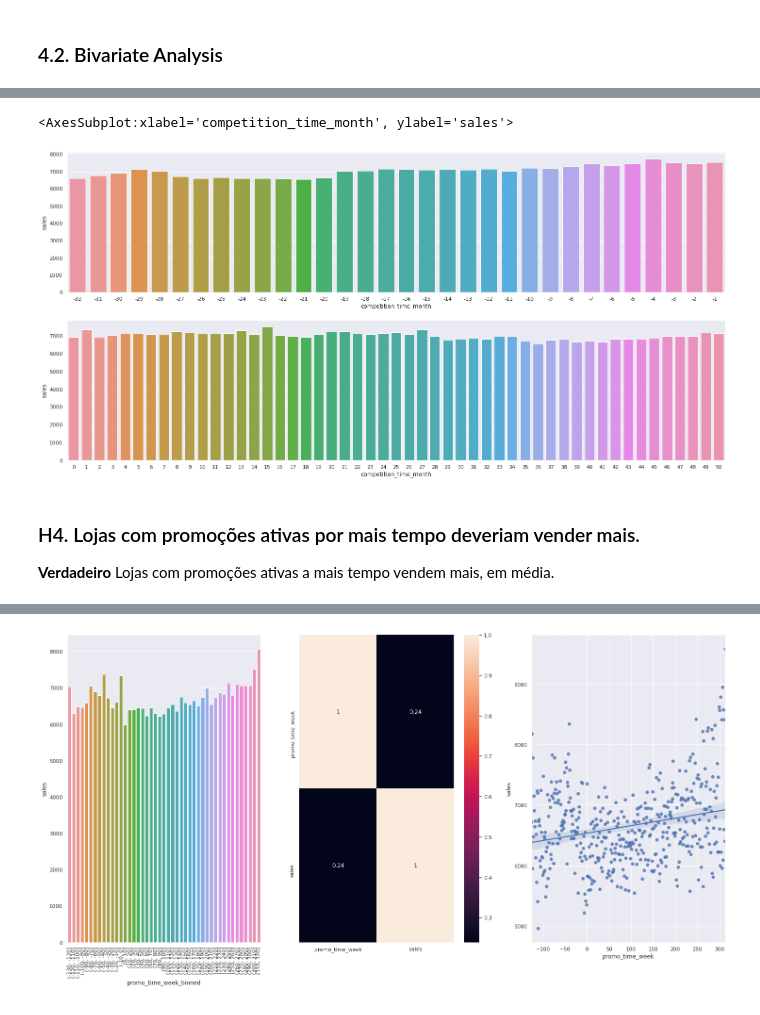
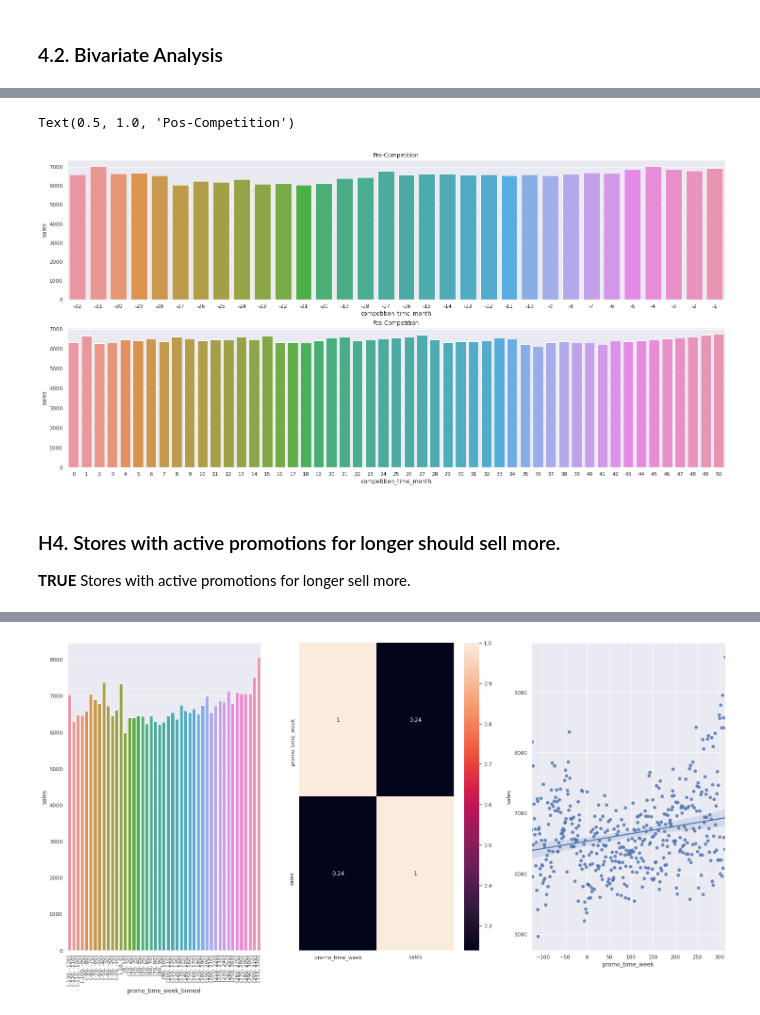
Before and after one commit to TadeuMadureira/DataScience_Em_Producao, a Jupyter notebook: DataScience_Em_Producao.ipynb, the cells around one changed output, grey strips where cells are left out. Drawn from its saved outputs; the diff is of its cells as text; code cells hidden in the pictures.

```diff
--- a/DataScience_Em_Producao.ipynb
+++ b/DataScience_Em_Producao.ipynb
@@ -535,12 +538,12 @@ plt.title('Number of Stores per Assortment');
 # %%
-bins = list( np.arange( 0, 210000, 10000 ) )
+bins = list( np.arange( 0, 40000, 5000 ) )
 df4['competition_distance_binned'] = pd.cut( df4['competition_distance'], bins=bins )
 
-aux1 = df4[['competition_distance_binned', 'sales']].groupby( 'competition_distance_binned' ).mean().reset_index()
+aux1 = df4[['competition_distance_binned', 'sales']].groupby( 'competition_distance_binned' ).median().reset_index()
 aux2 = df4[['competition_distance', 'sales']].groupby( 'competition_distance' ).mean().reset_index()
 
 plt.subplot( 1, 2, 1 )
-sns.scatterplot( x='competition_distance', y='sales', data=aux2 )
+sns.scatterplot( x ='competition_distance', y ='sales', data=aux2 )
 
 plt.subplot( 1, 2, 2 )
 sns.barplot( x='competition_distance_binned', y='sales', data=aux1 );
@@ -555,19 +564,21 @@ df4.drop(columns='competition_distance_binned', axis=1, inplace=True)
 # %%
-aux1 = df4[['sales', 'competition_time_month']].groupby( 'competition_time_month' ).mean().reset_index()
+aux1 = df4[['sales', 'competition_time_month']].groupby( 'competition_time_month' ).median().reset_index()
 
 aux5 = df4[['sales', 'competition_time_month']].groupby( 'competition_time_month' ).count().reset_index()
 
 neg = aux1[aux1['competition_time_month'] < 0]
 posi = aux1[( aux1['competition_time_month'] >=0 ) & ( aux1['competition_time_month'] <= 50 )]
 
 plt.subplot(2, 1, 1)
 sns.barplot( x='competition_time_month', y='sales', data=neg)
+plt.title('Pre-Competition')
 
 plt.subplot(2, 1, 2)
 sns.barplot( x='competition_time_month', y='sales', data=posi)
+plt.title('Pos-Competition')
 # %% [output]
-<AxesSubplot:xlabel='competition_time_month', ylabel='sales'>
+Text(0.5, 1.0, 'Pos-Competition')
-[figure, old version]
+[figure, new version]
-# %% [markdown]
-### H4. Lojas com promoções ativas por mais tempo deveriam vender mais.
-**Verdadeiro** Lojas com promoções ativas a mais tempo vendem mais, em média.
+# %% [markdown]
+### H4. Stores with active promotions for longer should sell more.
+**TRUE** Stores with active promotions for longer sell more.
```
Also changed, not shown: parts of 60 cells of this notebook.
